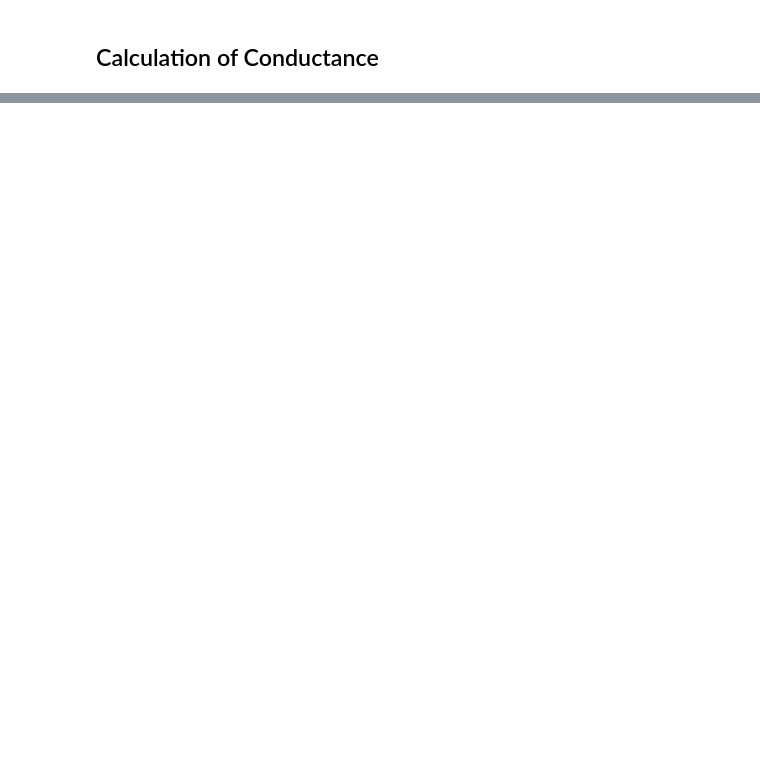
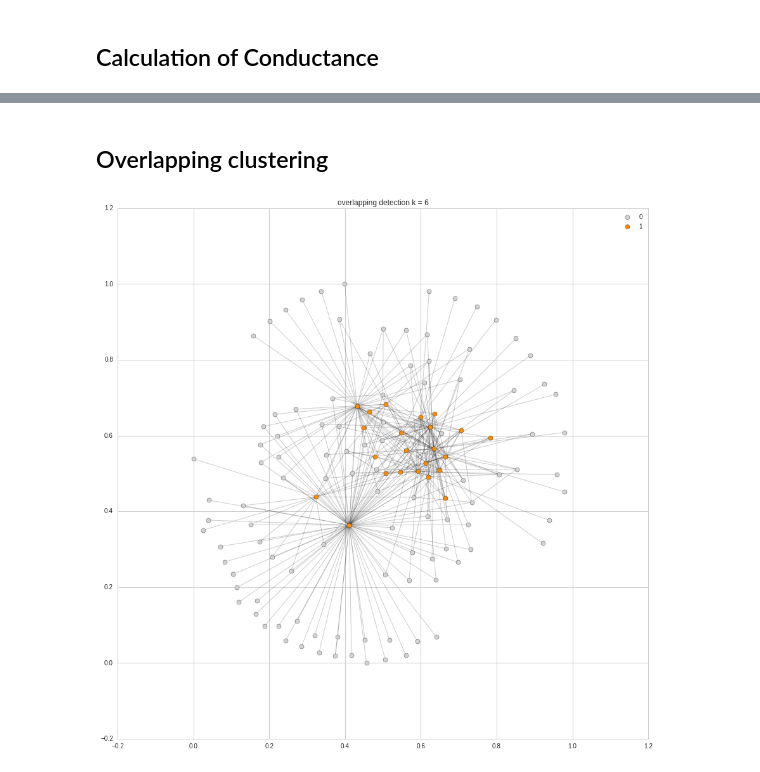
Before and after one commit to mydu/bilateral-vis, a Jupyter notebook: data-processing.ipynb, the cells around one changed output, grey strips where cells are left out. Cells and saved outputs as stored; diff of their text form; code cells hidden in the pictures; blank space fills up the shorter version.

Commit message:
add k-clique dectection

```diff
--- a/data-processing.ipynb
+++ b/data-processing.ipynb
@@ -328,0 +329,2 @@ def conductance_by_index(index_1, index_2,dict_predict = dict_predict, G = G):
+# %% [markdown]
+## Overlapping clustering
@@ -328,0 +408,44 @@ def conductance_by_index(index_1, index_2,dict_predict = dict_predict, G = G):
+# %%
+k_clique_coef = 6
+G = Graph_GT(year = 1860).graph()
+
+overlap_list = list(list(nx.k_clique_communities(G,k_clique_coef))[0])
+# %%
+pred = []
+for i in range(len(G.nodes())):
+    if G.nodes()[i] in overlap_list:
+        pred += [1]
+    else:
+        pred += [0]
+# %%
+dict_predict = {}
+for i in range(len(G.nodes())):
+    dict_predict.update(
+    {
+            G.nodes()[i] : int(pred[i])
+        })
+# %%
+plt.figure(figsize = [15,15])
+
+pos = nx.fruchterman_reingold_layout(G)
+#pos = nx.spring_layout(G)
+count = 0
+
+
+# colors = ['#1f77b4','#aec7e8','#ff7f0e','#ffbb78','#2ca02c','#98df8a','#d62728'\
+#           ,'#ff9896','#9467bd','#c5b0d5','#8c564b','#c49c94','#e377c2','#f7b6d2'\
+#           '#7f7f7f','#c7c7c7','#bcbd22','#dbdb8d','#17becf','#9edae5']
+colors = ['lightgrey', 'darkorange']
+for com in set(dict_predict.values()) :
+    count = count + 1
+    list_nodes = [nodes for nodes in dict_predict.keys()
+                                if dict_predict[nodes] == com]
+    nx.draw_networkx_nodes(G, pos, list_nodes, node_size = 50,
+                                node_color = colors[count-1],label = count-1)
+
+plt.legend()
+nx.draw_networkx_edges(G,pos, alpha=0.2)
+plt.title('overlapping detection k = '+ str(k_clique_coef))
+plt.show()
+# %% [output]
+[figure, added]
```
Also changed, not shown: parts of 7 cells of this notebook.
